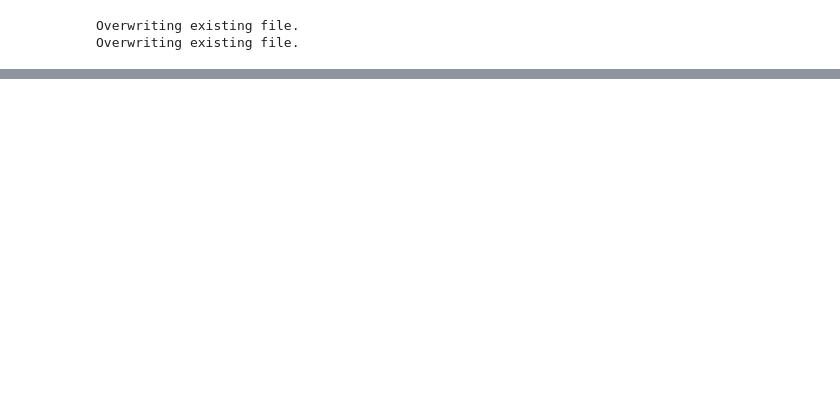
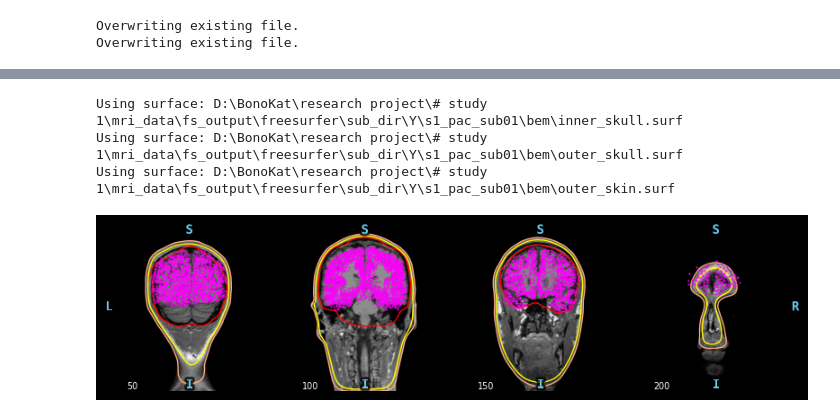
Before and after one commit to bonokat/motor_pac, a Jupyter notebook: 9. MRI preproc.ipynb, the cells around one changed output, grey strips where cells are left out. Saved outputs shown, nothing was run; the diff lists cells and outputs as text; code cells hidden in the pictures; blank space fills up the shorter version.

```diff
--- a/9. MRI preproc.ipynb
+++ b/9. MRI preproc.ipynb
@@ -535,0 +290,5 @@ BEM geometry computations complete.
+# %%
+src = mne.setup_source_space(
+    subject, spacing="ico4", add_dist="patch", subjects_dir=subjects_dir
+)
+print(src)
@@ -535,0 +313,7 @@ BEM geometry computations complete.
+# %%
+mne.viz.plot_bem(src=src, **plot_bem_kwargs)
+# %% [output]
+Using surface: D:\BonoKat\research project\# study 1\mri_data\fs_output\freesurfer\sub_dir\Y\s1_pac_sub01\bem\inner_skull.surf
+Using surface: D:\BonoKat\research project\# study 1\mri_data\fs_output\freesurfer\sub_dir\Y\s1_pac_sub01\bem\outer_skull.surf
+Using surface: D:\BonoKat\research project\# study 1\mri_data\fs_output\freesurfer\sub_dir\Y\s1_pac_sub01\bem\outer_skin.surf
+[figure, added]
```
Also changed, not shown: parts of 54 cells of this notebook, 4 other files.
